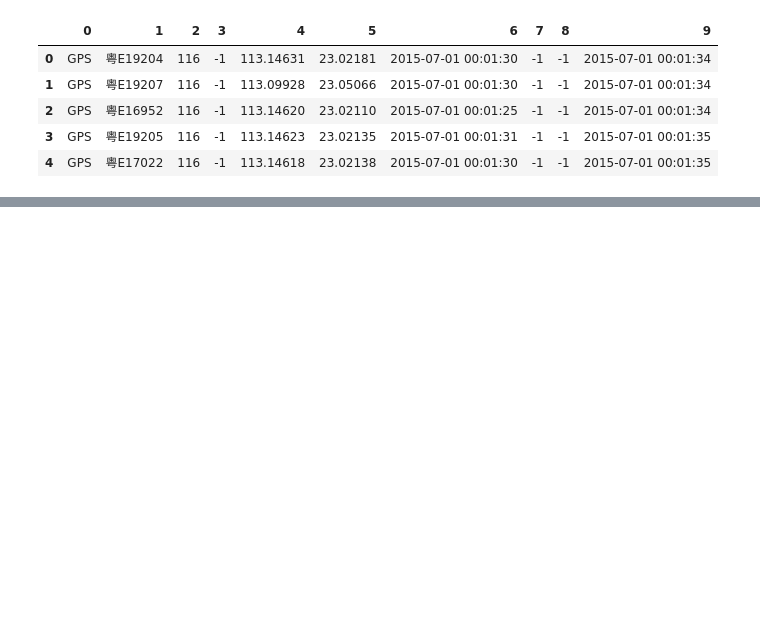
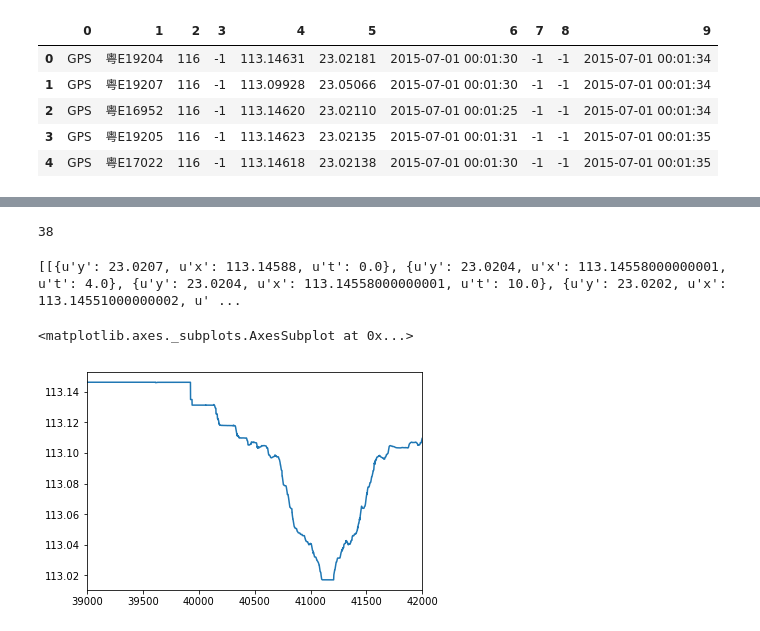
Before and after one commit to chenkf/SI699, a Jupyter notebook: data.ipynb, the cells around one changed output, grey strips where cells are left out. Saved outputs shown, nothing was run; the diff lists cells and outputs as text; code cells hidden in the pictures; blank space fills up the shorter version.

```diff
--- a/data.ipynb
+++ b/data.ipynb
@@ -41,0 +18,21 @@ bus1
+# %%
+bus1 = data[data[1] == "粤E19204"]
+
+
+bus1 = bus1[(bus1[4]> 112) & (bus1[4]<114)]
+bus1 = bus1[(bus1[5]> 22) & (bus1[5]<24)]
+
+seconds = [str(s).zfill(2)  for s in range(60)]
+minutes = [str(s).zfill(2)  for s in range(60)]
+hours = [str(s).zfill(2)  for s in range(24)]
+months = [str(s).zfill(2)  for s in range(1,13)]
+
+
+bus1 = bus1[bus1[6].str[-2:].isin(seconds)]
+bus1 = bus1[bus1[6].str[-5:-3].isin(minutes)]
+bus1 = bus1[bus1[6].str[-8:-6].isin(hours)]
+bus1 = bus1[bus1[6].str[5:7].isin(months)]
+bus1 = bus1[bus1[6].str[:4].isin(["2015"])]
+
+bus1 = bus1.reset_index(drop=True)
+bus1.shape
@@ -41,0 +82,27 @@ bus1
+# %%
+
+extract_shift = []
+temp = []
+
+for shift in shifts[:]:
+    ind = [s[0] for s in shift]
+
+    timelist = list(pd.to_datetime(bus1.loc[ind][6]))
+    timelist = [timedelta.total_seconds(t-timelist[0]) for t in timelist if timedelta.total_seconds(t-timelist[0])< 20000]
+    xlist = list(bus1.loc[ind][4])
+    ylist = list(bus1.loc[ind][5])
+    temp = zip(xlist, ylist, timelist)
+
+    if min(timelist)<0 or max(xlist)>113.4:
+        continue
+    extract_shift.append(temp)
+
+
+
+
+print len(extract_shift)
+
+# timedelta.total_seconds((pd.to_datetime(bus1[6])[5] - pd.to_datetime(bus1[6])[0]))
+# timelist
+# %% [output]
+38
@@ -42,3 +116,14 @@ bus1
+# %%
+f = open("116.json","r")
+d = json.loads(f.read())
+print d
+# %% [output]
+[[{u'y': 23.0207, u'x': 113.14588, u't': 0.0}, {u'y': 23.0204, u'x': 113.14558000000001, u't': 4.0}, {u'y': 23.0204, u'x': 113.14558000000001, u't': 10.0}, {u'y': 23.0202, u'x': 113.14551000000002, u' ...
+# %%
+bus1.loc[39000:42000,4].plot()
+# %% [output]
+<matplotlib.axes._subplots.AxesSubplot at 0x...>
+[figure, added]
 # %%
 # bus1.
 # bus1
```
Also changed, not shown: parts of 14 cells of this notebook, 1 other file.
